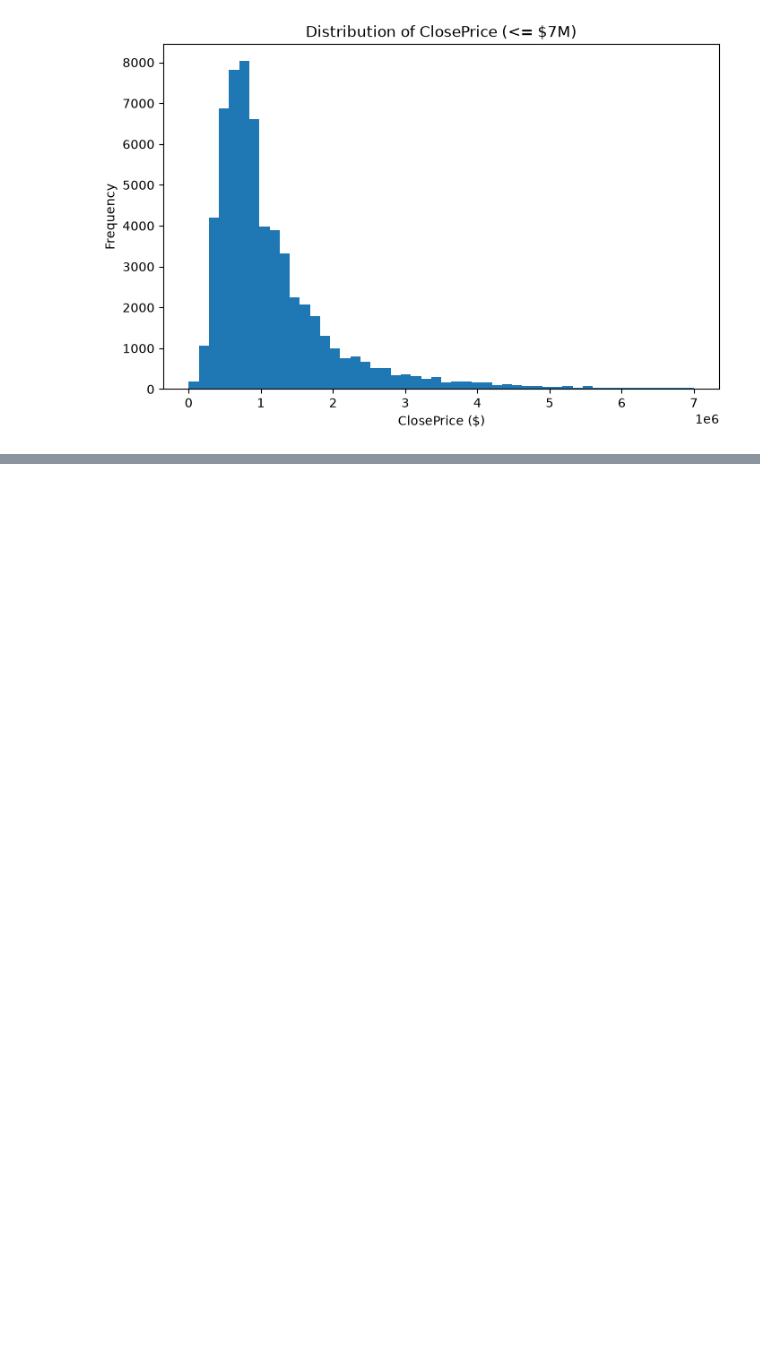
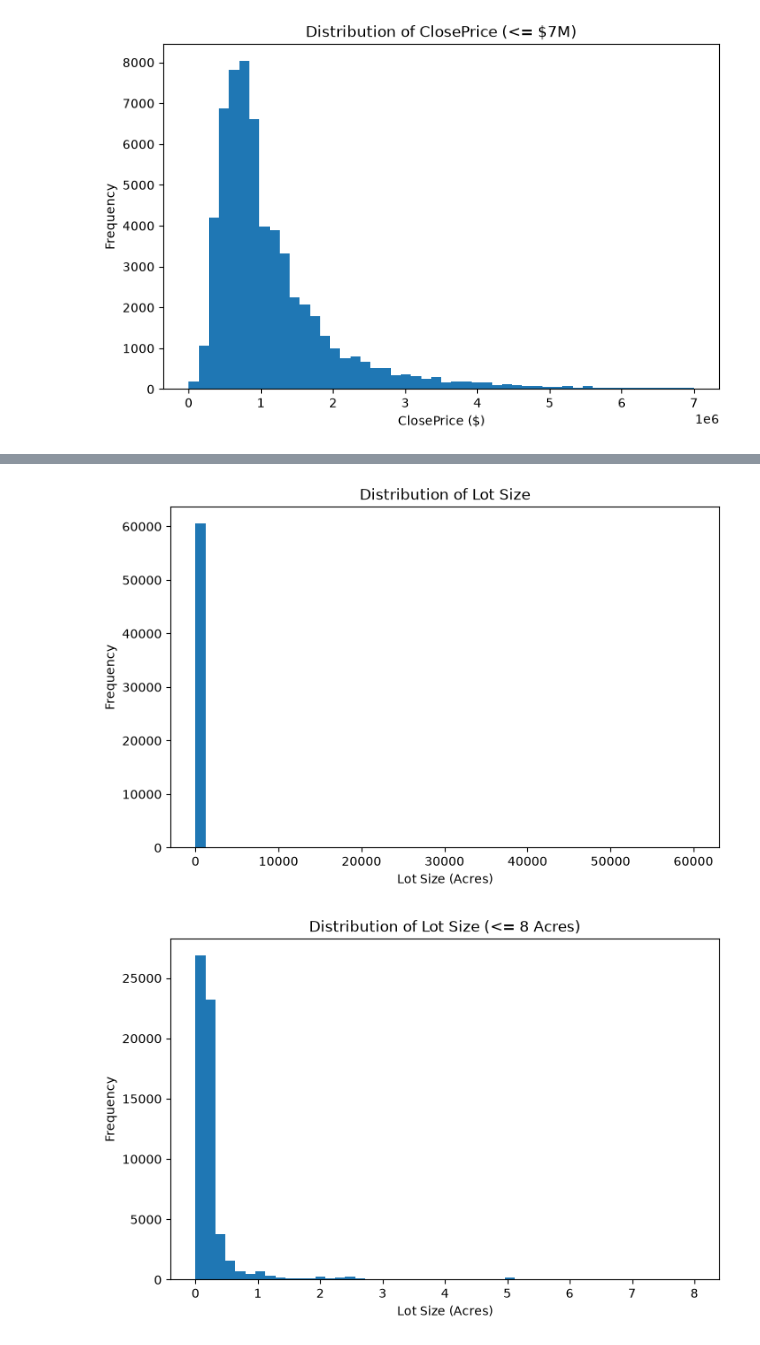
Before and after one commit to iviang/IDX-Exchange-DS-2026, a Jupyter notebook: 01_exploration.ipynb, the cells around one changed output, grey strips where cells are left out. Cells and saved outputs as stored; diff of their text form; code cells hidden in the pictures; blank space fills up the shorter version.

```diff
--- a/01_exploration.ipynb
+++ b/01_exploration.ipynb
@@ -152,0 +199,26 @@ plt.show()
+# %%
+## LotSize = LotSizeAcres
+# Defn: The total Acres of the lot.
+
+# Checking for outliers and percentiles in LotSizeAcres values
+# print(df["LotSizeAcres"].describe(percentiles=[0.90, 0.95, 0.99]))
+
+
+# Full Distribution of LotSizeAcres values
+plt.figure(figsize=(8, 5))
+plt.hist(df["LotSizeAcres"], bins=50)
+plt.title("Distribution of Lot Size")
+plt.xlabel("Lot Size (Acres)")
+plt.ylabel("Frequency")
+plt.show()
+
+# Zoomed in on LotSizeAcres values less than or equal to 8 Acres for better visualization of the distribution
+plt.figure(figsize=(8, 5))
+plt.hist(df[df["LotSizeAcres"] <= 8]["LotSizeAcres"], bins=50)
+plt.title("Distribution of Lot Size (<= 8 Acres)")
+plt.xlabel("Lot Size (Acres)")
+plt.ylabel("Frequency")
+plt.show()
+# %% [output]
+[figure, added]
+[figure, added]
```
Also changed, not shown: parts of 8 cells of this notebook.
